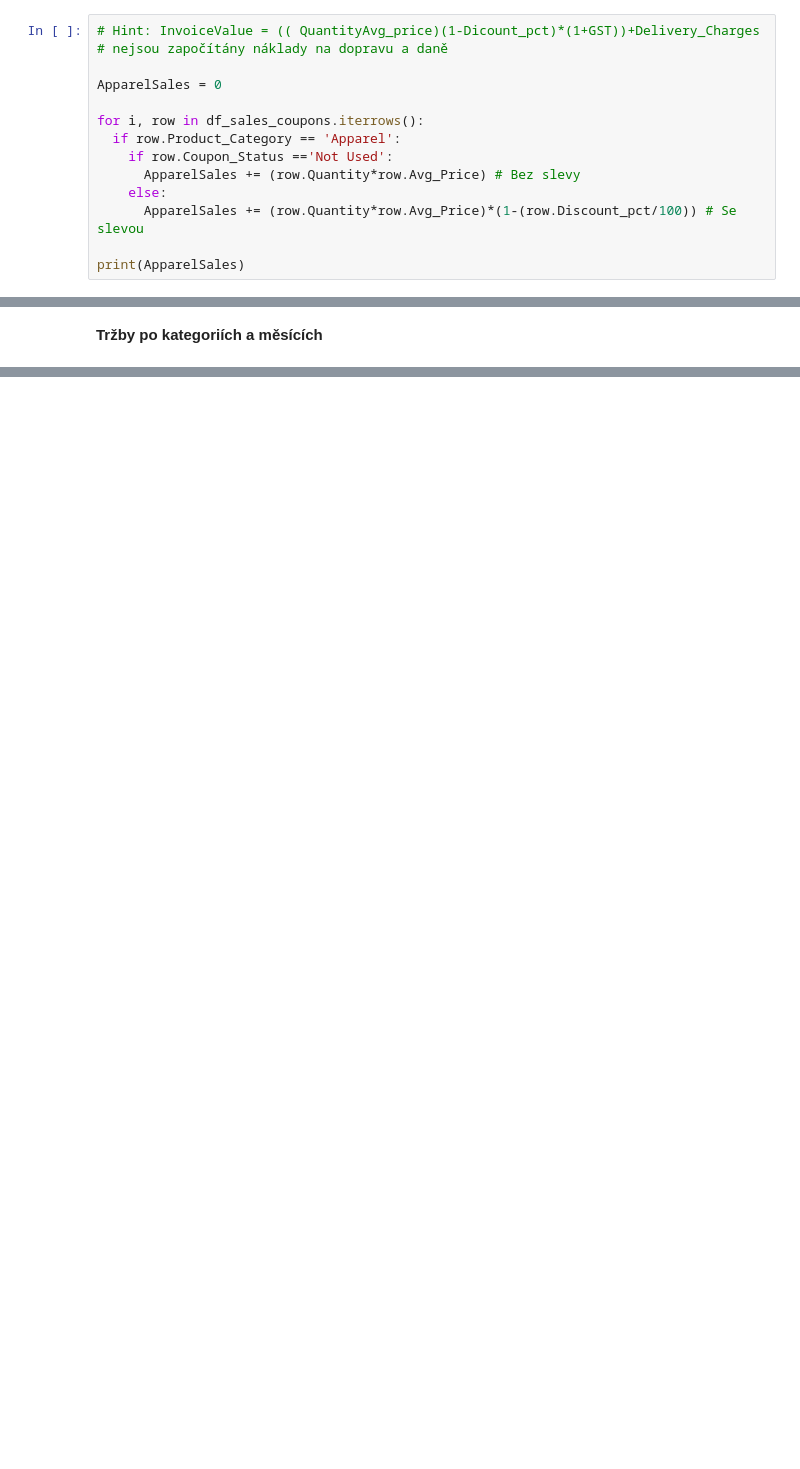
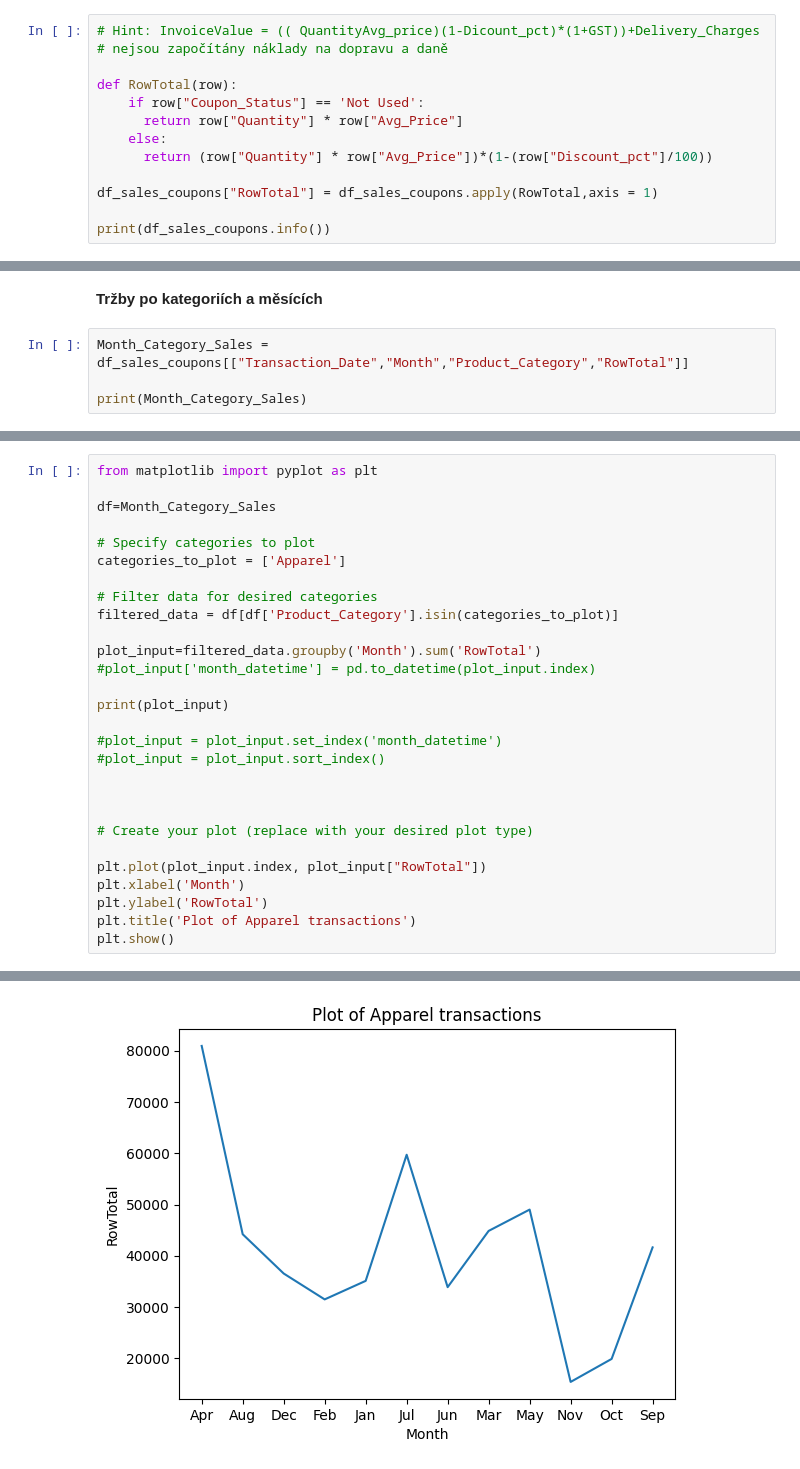
Before and after one commit to reznimat/ppzd_sp, a Jupyter notebook: semestralni_prace.ipynb, the cells around one changed output, grey strips where cells are left out. Drawn from its saved outputs; the diff is of its cells as text; blank space fills up the shorter version.

```diff
--- a/semestralni_prace.ipynb
+++ b/semestralni_prace.ipynb
@@ -118,14 +97,13 @@ Produktových kategorií: 20
 # Hint: InvoiceValue = (( QuantityAvg_price)(1-Dicount_pct)*(1+GST))+Delivery_Charges
 # nejsou započítány náklady na dopravu a daně
 
-ApparelSales = 0
+def RowTotal(row):
+    if row["Coupon_Status"] == 'Not Used':
+      return row["Quantity"] * row["Avg_Price"]
+    else:
+      return (row["Quantity"] * row["Avg_Price"])*(1-(row["Discount_pct"]/100))
 
-for i, row in df_sales_coupons.iterrows():
-  if row.Product_Category == 'Apparel':
-    if row.Coupon_Status =='Not Used':
-      ApparelSales += (row.Quantity*row.Avg_Price) # Bez slevy
-    else:
-      ApparelSales += (row.Quantity*row.Avg_Price)*(1-(row.Discount_pct/100)) # Se slevou
+df_sales_coupons["RowTotal"] = df_sales_coupons.apply(RowTotal,axis = 1)
 
-print(ApparelSales)
+print(df_sales_coupons.info())
 # %% [output]
@@ -141,2 +130,6 @@ print(uniqMnth)
 # %% [markdown]
 **Tržby po kategoriích a měsících**
+# %%
+Month_Category_Sales = df_sales_coupons[["Transaction_Date","Month","Product_Category","RowTotal"]]
+
+print(Month_Category_Sales)
@@ -142,0 +153,29 @@ print(uniqMnth)
+# %%
+from matplotlib import pyplot as plt
+
+df=Month_Category_Sales
+
+# Specify categories to plot
+categories_to_plot = ['Apparel']
+
+# Filter data for desired categories
+filtered_data = df[df['Product_Category'].isin(categories_to_plot)]
+
+plot_input=filtered_data.groupby('Month').sum('RowTotal')
+#plot_input['month_datetime'] = pd.to_datetime(plot_input.index)
+
+print(plot_input)
+
+#plot_input = plot_input.set_index('month_datetime')
+#plot_input = plot_input.sort_index()
+
+
+
+# Create your plot (replace with your desired plot type)
+
+plt.plot(plot_input.index, plot_input["RowTotal"])
+plt.xlabel('Month')
+plt.ylabel('RowTotal')
+plt.title('Plot of Apparel transactions')
+plt.show()
+# %% [output]
@@ -142,0 +196 @@ print(uniqMnth)
+[figure, added]
```
Also changed, not shown: parts of 14 cells of this notebook.
